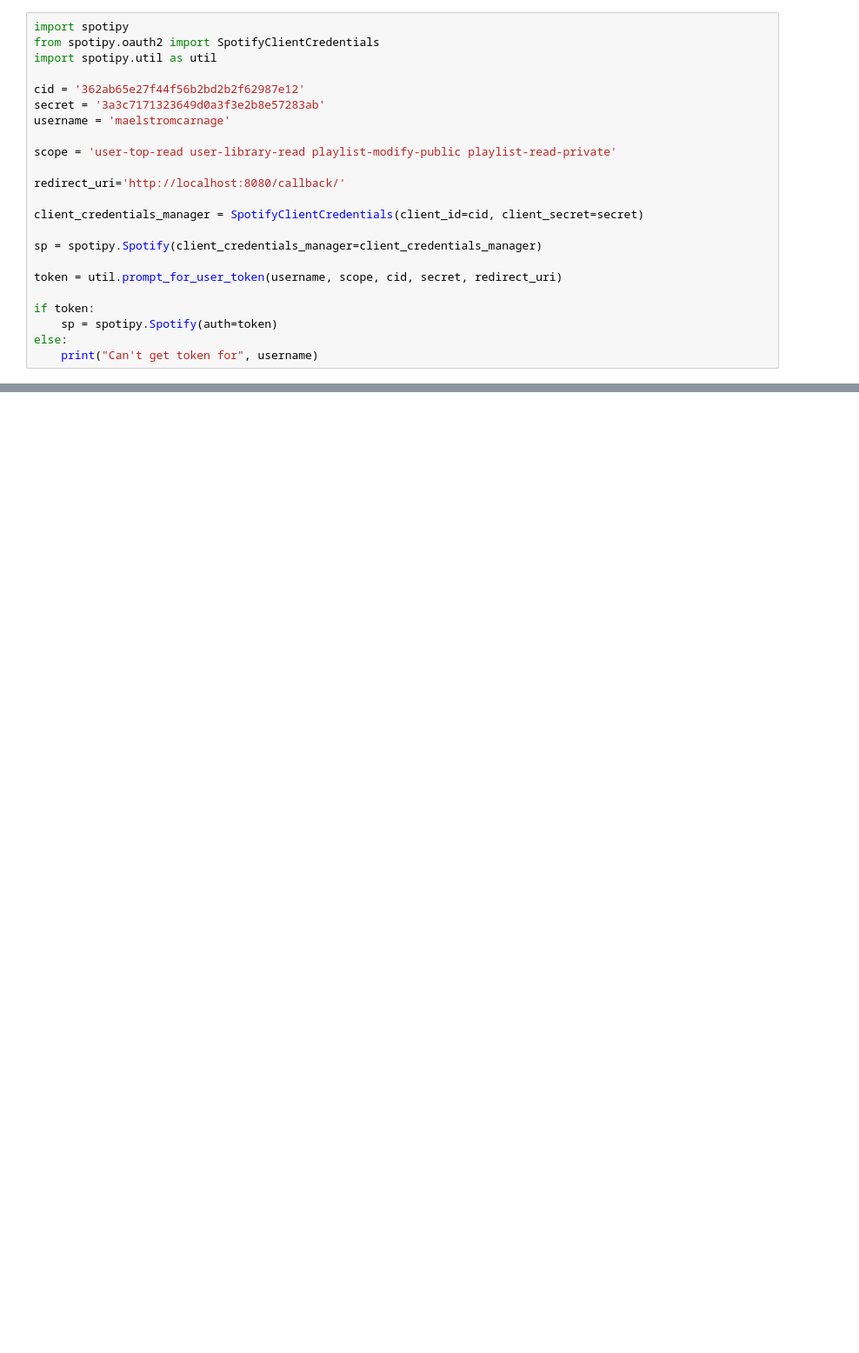
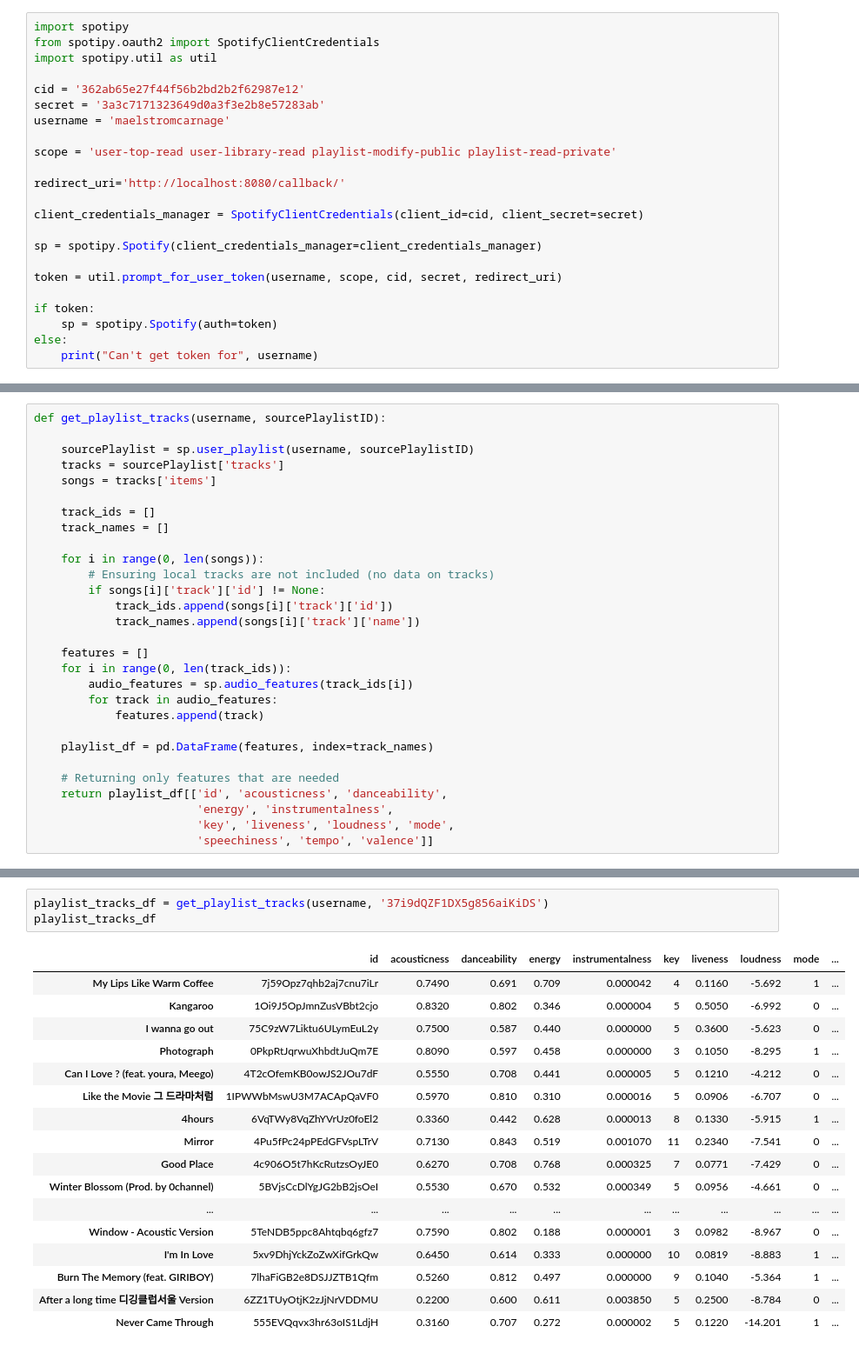
Before and after one commit to kevinkfkan/SpotifyPlaylistGenerator, a Jupyter notebook: SpotifyPlaylistGenerator.ipynb, the cells around one changed output, grey strips where cells are left out. Shown at 87% size. Saved outputs shown, nothing was run; the diff lists cells and outputs as text; blank space fills up the shorter version.

Commit message:
Coded playlist generator

```diff
--- a/SpotifyPlaylistGenerator.ipynb
+++ b/SpotifyPlaylistGenerator.ipynb
@@ -86,0 +141,29 @@ df_topfifty_features.head()
+# %%
+def get_playlist_tracks(username, sourcePlaylistID):
+
+    sourcePlaylist = sp.user_playlist(username, sourcePlaylistID)
+    tracks = sourcePlaylist['tracks']
+    songs = tracks['items']
+
+    track_ids = []
+    track_names = []
+
+    for i in range(0, len(songs)):
+        # Ensuring local tracks are not included (no data on tracks)
+        if songs[i]['track']['id'] != None:
+            track_ids.append(songs[i]['track']['id'])
+            track_names.append(songs[i]['track']['name'])
+
+    features = []
+    for i in range(0, len(track_ids)):
+        audio_features = sp.audio_features(track_ids[i])
+        for track in audio_features:
+            features.append(track)
+
+    playlist_df = pd.DataFrame(features, index=track_names)
+
+    # Returning only features that are needed
+    return playlist_df[['id', 'acousticness', 'danceability',
+                        'energy', 'instrumentalness',
+                        'key', 'liveness', 'loudness', 'mode',
+                        'speechiness', 'tempo', 'valence']]
@@ -86,0 +222,21 @@ df_topfifty_features.head()
+# %%
+playlist_tracks_df = get_playlist_tracks(username, '37i9dQZF1DX5g856aiKiDS')
+playlist_tracks_df
+# %% [output]
+|  | id | acousticness | danceability | energy | instrumentalness | key | liveness | loudness | mode | ... |
+| My Lips Like Warm Coffee | 7j59Opz7qhb2aj7cnu7iLr | 0.7490 | 0.691 | 0.709 | 0.000042 | 4 | 0.1160 | -5.692 | 1 | ... |
+| Kangaroo | 1Oi9J5OpJmnZusVBbt2cjo | 0.8320 | 0.802 | 0.346 | 0.000004 | 5 | 0.5050 | -6.992 | 0 | ... |
+| I wanna go out | 75C9zW7Liktu6ULymEuL2y | 0.7500 | 0.587 | 0.440 | 0.000000 | 5 | 0.3600 | -5.623 | 0 | ... |
+| Photograph | 0PkpRtJqrwuXhbdtJuQm7E | 0.8090 | 0.597 | 0.458 | 0.000000 | 3 | 0.1050 | -8.295 | 1 | ... |
+| Can I Love ? (feat. youra, Meego) | 4T2cOfemKB0owJS2JOu7dF | 0.5550 | 0.708 | 0.441 | 0.000005 | 5 | 0.1210 | -4.212 | 0 | ... |
+| Like the Movie 그 드라마처럼 | 1IPWWbMswU3M7ACApQaVF0 | 0.5970 | 0.810 | 0.310 | 0.000016 | 5 | 0.0906 | -6.707 | 0 | ... |
+| 4hours | 6VqTWy8VqZhYVrUz0foEl2 | 0.3360 | 0.442 | 0.628 | 0.000013 | 8 | 0.1330 | -5.915 | 1 | ... |
+| Mirror | 4Pu5fPc24pPEdGFVspLTrV | 0.7130 | 0.843 | 0.519 | 0.001070 | 11 | 0.2340 | -7.541 | 0 | ... |
+| Good Place | 4c906O5t7hKcRutzsOyJE0 | 0.6270 | 0.708 | 0.768 | 0.000325 | 7 | 0.0771 | -7.429 | 0 | ... |
+| Winter Blossom (Prod. by 0channel) | 5BVjsCcDlYgJG2bB2jsOeI | 0.5530 | 0.670 | 0.532 | 0.000349 | 5 | 0.0956 | -4.661 | 0 | ... |
+| ... | ... | ... | ... | ... | ... | ... | ... | ... | ... | ... |
+| Window - Acoustic Version | 5TeNDB5ppc8Ahtqbq6gfz7 | 0.7590 | 0.802 | 0.188 | 0.000001 | 3 | 0.0982 | -8.967 | 0 | ... |
+| I'm In Love | 5xv9DhjYckZoZwXifGrkQw | 0.6450 | 0.614 | 0.333 | 0.000000 | 10 | 0.0819 | -8.883 | 1 | ... |
+| Burn The Memory (feat. GIRIBOY) | 7lhaFiGB2e8DSJJZTB1Qfm | 0.5260 | 0.812 | 0.497 | 0.000000 | 9 | 0.1040 | -5.364 | 1 | ... |
+| After a long time 디깅클럽서울 Version | 6ZZ1TUyOtjK2zJjNrVDDMU | 0.2200 | 0.600 | 0.611 | 0.003850 | 5 | 0.2500 | -8.784 | 0 | ... |
+| Never Came Through | 555EVQqvx3hr63oIS1LdjH | 0.3160 | 0.707 | 0.272 | 0.000002 | 5 | 0.1220 | -14.201 | 1 | ... |
```
Also changed, not shown: parts of 32 cells of this notebook, 3 other files.
